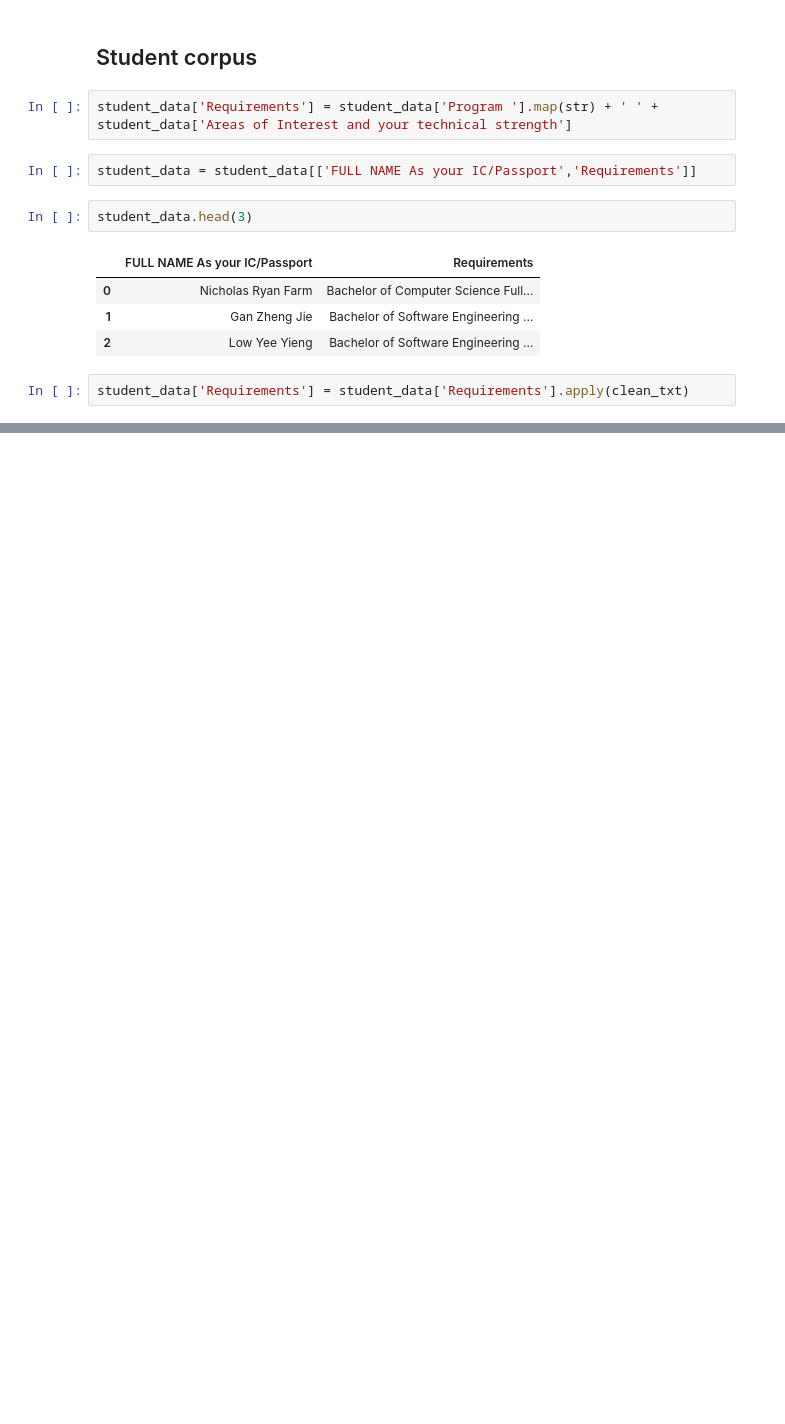
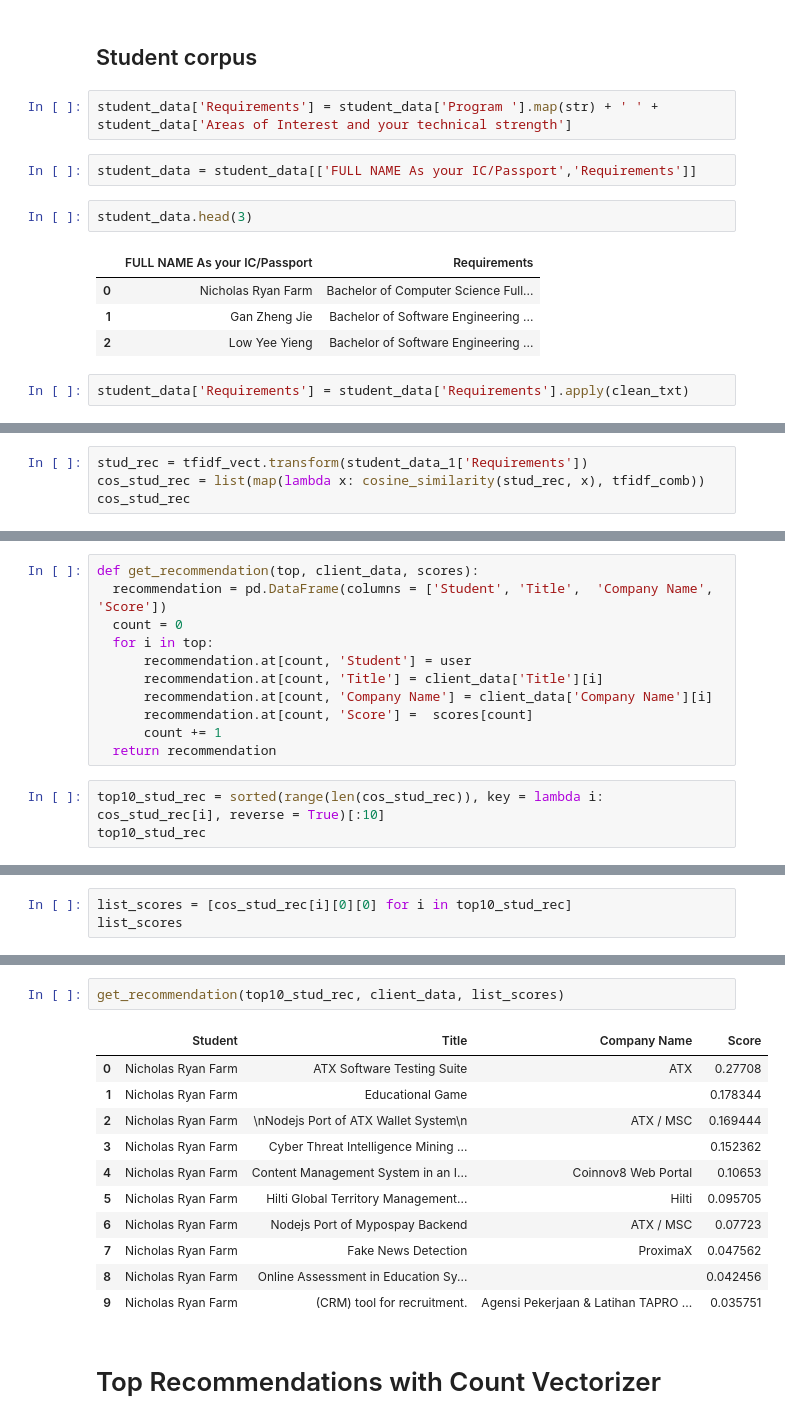
Before and after one commit to Huvinesh-Rajendran-12/CPRS_model, a Jupyter notebook: Recommendation Model.ipynb, the cells around one changed output, grey strips where cells are left out. Saved outputs shown, nothing was run; the diff lists cells and outputs as text; blank space fills up the shorter version.

```diff
--- a/Recommendation Model.ipynb
+++ b/Recommendation Model.ipynb
@@ -108,0 +129,4 @@ student_data['Requirements'] = student_data['Requirements'].apply(clean_txt)
+# %%
+stud_rec = tfidf_vect.transform(student_data_1['Requirements'])
+cos_stud_rec = list(map(lambda x: cosine_similarity(stud_rec, x), tfidf_comb))
+cos_stud_rec
@@ -108,0 +151,14 @@ student_data['Requirements'] = student_data['Requirements'].apply(clean_txt)
+# %%
+def get_recommendation(top, client_data, scores):
+  recommendation = pd.DataFrame(columns = ['Student', 'Title',  'Company Name', 'Score'])
+  count = 0
+  for i in top:
+      recommendation.at[count, 'Student'] = user
+      recommendation.at[count, 'Title'] = client_data['Title'][i]
+      recommendation.at[count, 'Company Name'] = client_data['Company Name'][i]
+      recommendation.at[count, 'Score'] =  scores[count]
+      count += 1
+  return recommendation
+# %%
+top10_stud_rec = sorted(range(len(cos_stud_rec)), key = lambda i: cos_stud_rec[i], reverse = True)[:10]
+top10_stud_rec
@@ -108,0 +167,3 @@ student_data['Requirements'] = student_data['Requirements'].apply(clean_txt)
+# %%
+list_scores = [cos_stud_rec[i][0][0] for i in top10_stud_rec]
+list_scores
@@ -108,0 +181,16 @@ student_data['Requirements'] = student_data['Requirements'].apply(clean_txt)
+# %%
+get_recommendation(top10_stud_rec, client_data, list_scores)
+# %% [output]
+|  | Student | Title | Company Name | Score |
+| 0 | Nicholas Ryan Farm | ATX Software Testing Suite | ATX | 0.27708 |
+| 1 | Nicholas Ryan Farm | Educational Game |  | 0.178344 |
+| 2 | Nicholas Ryan Farm | \nNodejs Port of ATX Wallet System\n | ATX / MSC | 0.169444 |
+| 3 | Nicholas Ryan Farm | Cyber Threat Intelligence Mining ... |  | 0.152362 |
+| 4 | Nicholas Ryan Farm | Content Management System in an I... | Coinnov8 Web Portal | 0.10653 |
+| 5 | Nicholas Ryan Farm | Hilti Global Territory Management... | Hilti | 0.095705 |
+| 6 | Nicholas Ryan Farm | Nodejs Port of Mypospay Backend | ATX / MSC | 0.07723 |
+| 7 | Nicholas Ryan Farm | Fake News Detection | ProximaX | 0.047562 |
+| 8 | Nicholas Ryan Farm | Online Assessment in Education Sy... |  | 0.042456 |
+| 9 | Nicholas Ryan Farm | (CRM) tool for recruitment. | Agensi Pekerjaan & Latihan TAPRO ... | 0.035751 |
+# %% [markdown]
+#  Top Recommendations with Count Vectorizer
```
Also changed, not shown: parts of 12 cells of this notebook.
